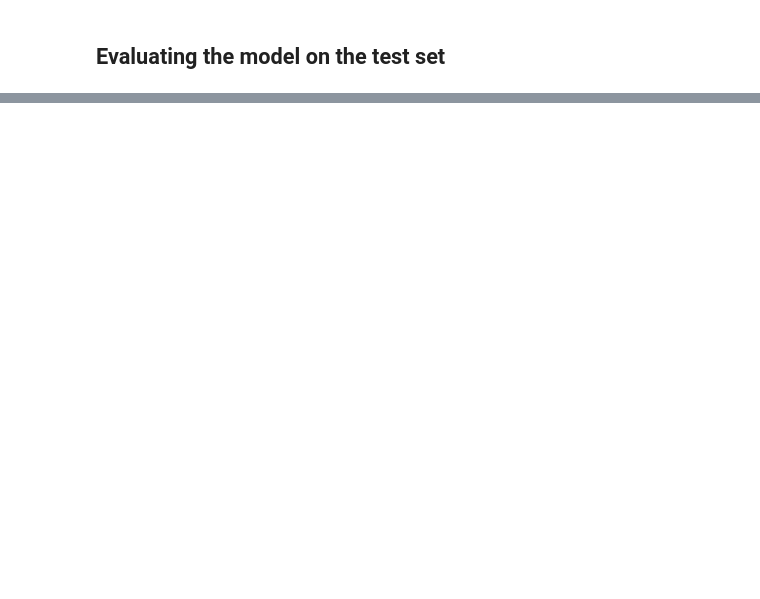
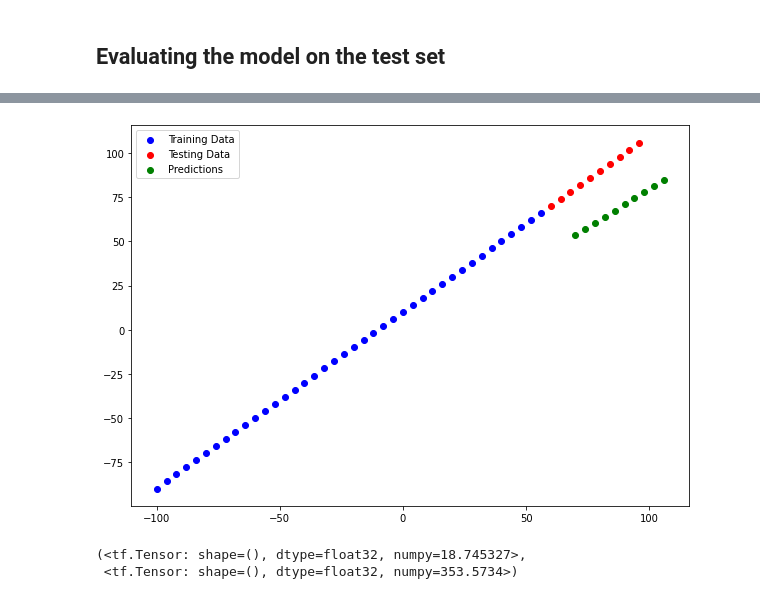
Before and after one commit to ShyamSundhar1411/My-ML-Notebooks, a Jupyter notebook: Regressions/Neural_Network_Regression.ipynb, the cells around one changed output, grey strips where cells are left out. Drawn from its saved outputs; the diff is of its cells as text; code cells hidden in the pictures; blank space fills up the shorter version.

```diff
--- a/Regressions/Neural_Network_Regression.ipynb
+++ b/Regressions/Neural_Network_Regression.ipynb
@@ -373,0 +430,11 @@ model.evaluate(x_test,y_test)
+# %%
+x = tf.range(-100,100,4)
+y = x+10
+# %%
+x_train = x[:int(len(x)*0.8)]
+y_train = y[:int(len(y)*0.8)]
+
+x_test = x[int(len(x)*0.8):]
+y_test = y[int(len(y)*0.8):]
+# %%
+model_1.fit(x_train,y_train,epochs = 100)
@@ -373,0 +460,3 @@ model.evaluate(x_test,y_test)
+# %%
+#Make and plot predictions for model 1
+y_preds_1 = model_1.predict(x_test)
@@ -373,0 +465,11 @@ model.evaluate(x_test,y_test)
+# %%
+plot_predictions(y_preds_1)
+# %% [output]
+[figure, added]
+# %%
+mae_1 = mae(y_test,tf.squeeze(y_preds_1))
+mse_1 = mse(y_test,tf.squeeze(y_preds_1))
+mae_1,mse_1
+# %% [output]
+(<tf.Tensor: shape=(), dtype=float32, numpy=18.745327>,
+ <tf.Tensor: shape=(), dtype=float32, numpy=353.5734>)
```
Also changed, not shown: parts of 35 cells of this notebook.
